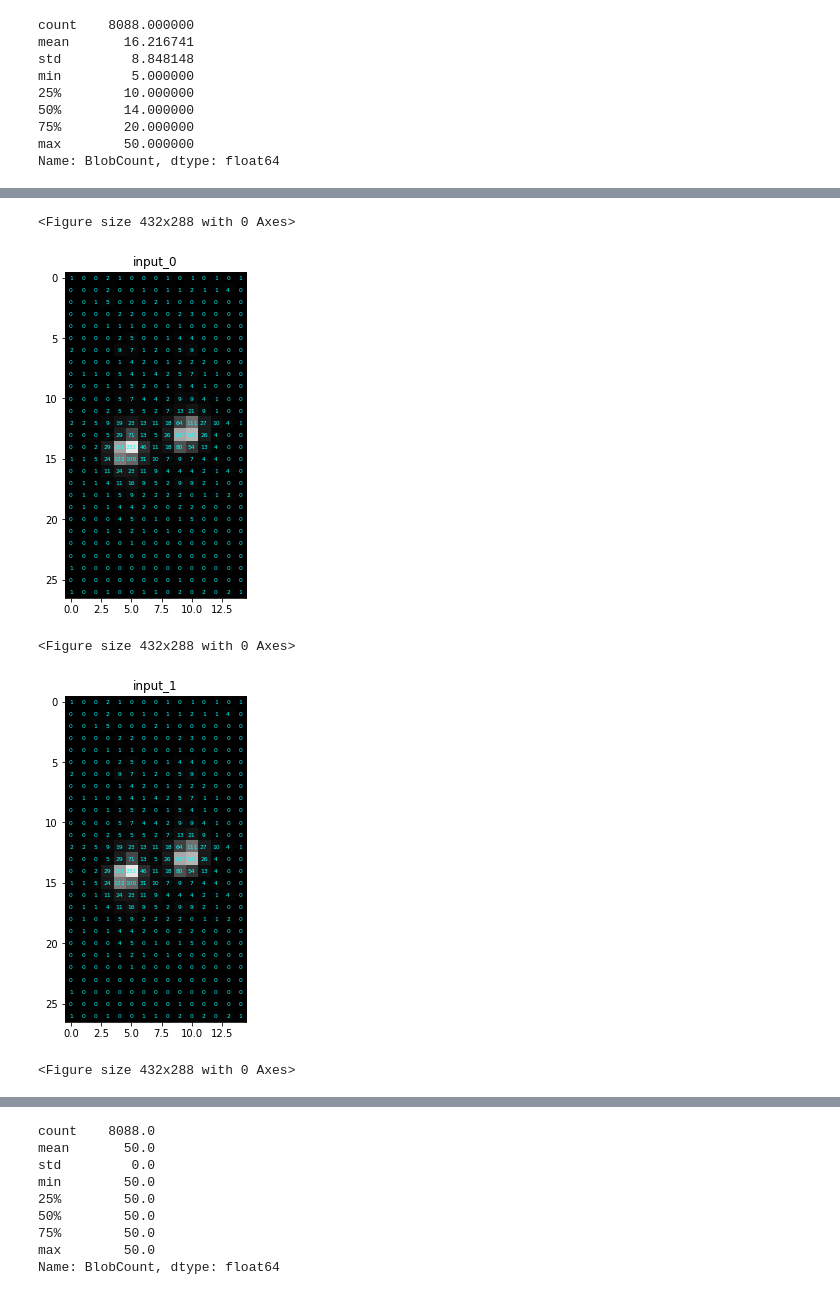
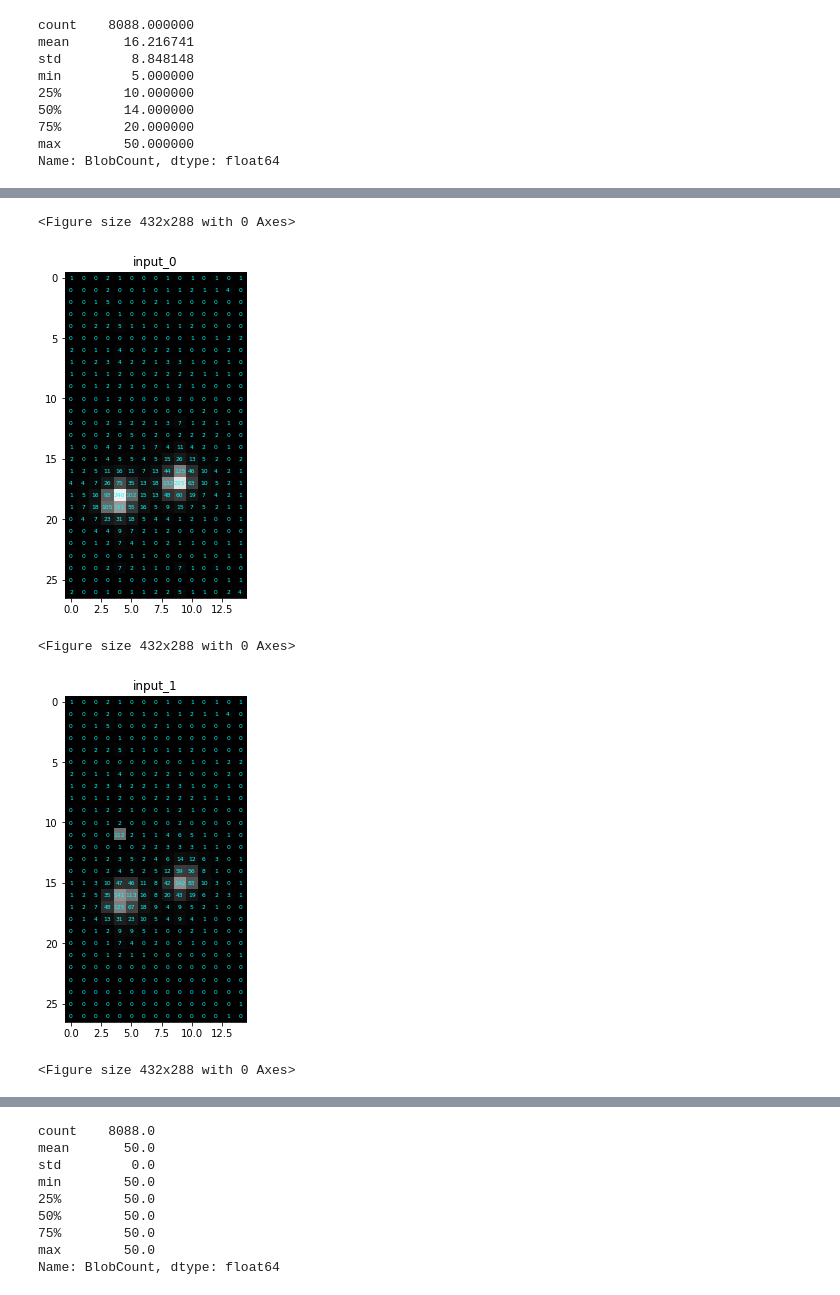
Before and after one commit to robsch94/FaPraKnuckleInput, a Jupyter notebook: Jupyter/Step_2B_2_PreprocessData_LSTM.ipynb, the cells around one changed output, grey strips where cells are left out. Drawn from its saved outputs; the diff is of its cells as text; code cells hidden in the pictures.

```diff
--- a/Jupyter/Step_2B_2_PreprocessData_LSTM.ipynb
+++ b/Jupyter/Step_2B_2_PreprocessData_LSTM.ipynb
@@ -385,6 +385,8 @@ def detect_blobs_return(image, task):
 def create_blob_tuples(im_a, im_b, task_id):
     blob_det_a = detect_blobs_return(im_a, task_id)
     blob_det_b = detect_blobs_return(im_b, task_id)
+    print("a: %s" % blob_det_a[0])
+    print("b: %s" % blob_det_b[0])
     blob_tuples = []
     if blob_det_a[0] == blob_det_b[0] == 2:
         M = cv2.moments(blob_det_a[1][0])
@@ -443,6 +445,18 @@ def create_blob_tuples(im_a, im_b, task_id):
         else:
             blob_tuples.append((blob_det_a[1][1], blob_det_b[1][0], blob_det_a[2][1], blob_det_b[2][0]))
             blob_tuples.append((blob_det_a[1][0], blob_det_a[1][0], blob_det_a[2][0], blob_det_a[2][0]))
+    elif blob_det_a[0] == 0:
+        if blob_det_b[0] == 1:
+            blob_tuples.append((blob_det_b[1][0], blob_det_b[1][0], blob_det_b[2][0], blob_det_b[2][0]))
+        elif blob_det_b[0] == 2:
+            blob_tuples.append((blob_det_b[1][0], blob_det_b[1][0], blob_det_b[2][0], blob_det_b[2][0]))
+            blob_tuples.append((blob_det_b[1][1], blob_det_b[1][1], blob_det_b[2][1], blob_det_b[2][1]))
+    elif blob_det_b[0] == 0:
+        if blob_det_a[0] == 1:
+            blob_tuples.append((blob_det_a[1][0], blob_det_a[1][0], blob_det_a[2][0], blob_det_a[2][0]))
+        elif blob_det_b[0] == 2:
+            blob_tuples.append((blob_det_a[1][0], blob_det_a[1][0], blob_det_a[2][0], blob_det_a[2][0]))
+            blob_tuples.append((blob_det_a[1][1], blob_det_a[1][1], blob_det_a[2][1], blob_det_a[2][1]))
     else:
         blob_tuples.append((blob_det_a[1][0], blob_det_b[1][0], blob_det_a[2][0], blob_det_b[2][0]))
 
@@ -476,6 +490,7 @@ def interpolate_images(im_a, im_b, task_id, factor=0.5):
         new_img[blob_pos_x - cX:blob_pos_x - cX + im_lerp.shape[0], blob_pos_y - cY:blob_pos_y - cY + im_lerp.shape[1]] = im_lerp
     return new_img
 
-im_a = df_lstm[df_lstm.TaskID == 6].iloc[0].Blobs[7]
-im_b = df_lstm[df_lstm.TaskID == 6].iloc[0].Blobs[7]
+point = 5
+im_a = df_lstm[df_lstm.TaskID == 6].iloc[0].Blobs[point]
+im_b = df_lstm[df_lstm.TaskID == 6].iloc[0].Blobs[point + 1]
 im_c = interpolate_images(im_a, im_b, 6)
@@ -485,0 +500,4 @@ im_c.shape
+# %%
+factor = 7/5
+for i in range(1, 8):
+    print(i * factor)
@@ -486,22 +512,22 @@ im_c.shape
 # %%
 imgs = [im_a, im_b, im_c]
-for i in range(len(imgs)):
-    data = imgs[i]
+for k in range(len(imgs)):
+    data = imgs[k]
     plt.clf()
     plt.figure(figsize=(6, 6))
     ax = plt.gca()
-    plt.title("input_%s" % i)
+    plt.title("input_%s" % k)
     plt.imshow(data, cmap='gray', vmin=0, vmax=255)
     # Loop over data dimensions and create text annotations.
     for i in range(0, data.shape[0]):
         for j in range(0, data.shape[1]):
             text = ax.text(j, i, int(data[i, j]),
                            ha="center", va="center", color="cyan", fontsize=6)
-    plt.savefig("input_" + str(i) + ".png", bbox_inches='tight')
+    plt.savefig("input_%s.png" % k, bbox_inches='tight')
     plt.show()
 # %% [output]
 <Figure size 432x288 with 0 Axes>
-[figure, old version]
+[figure, new version]
 <Figure size 432x288 with 0 Axes>
-[figure, old version]
+[figure, new version]
 <Figure size 432x288 with 0 Axes>
```
Also changed, not shown: parts of 4 cells of this notebook.
